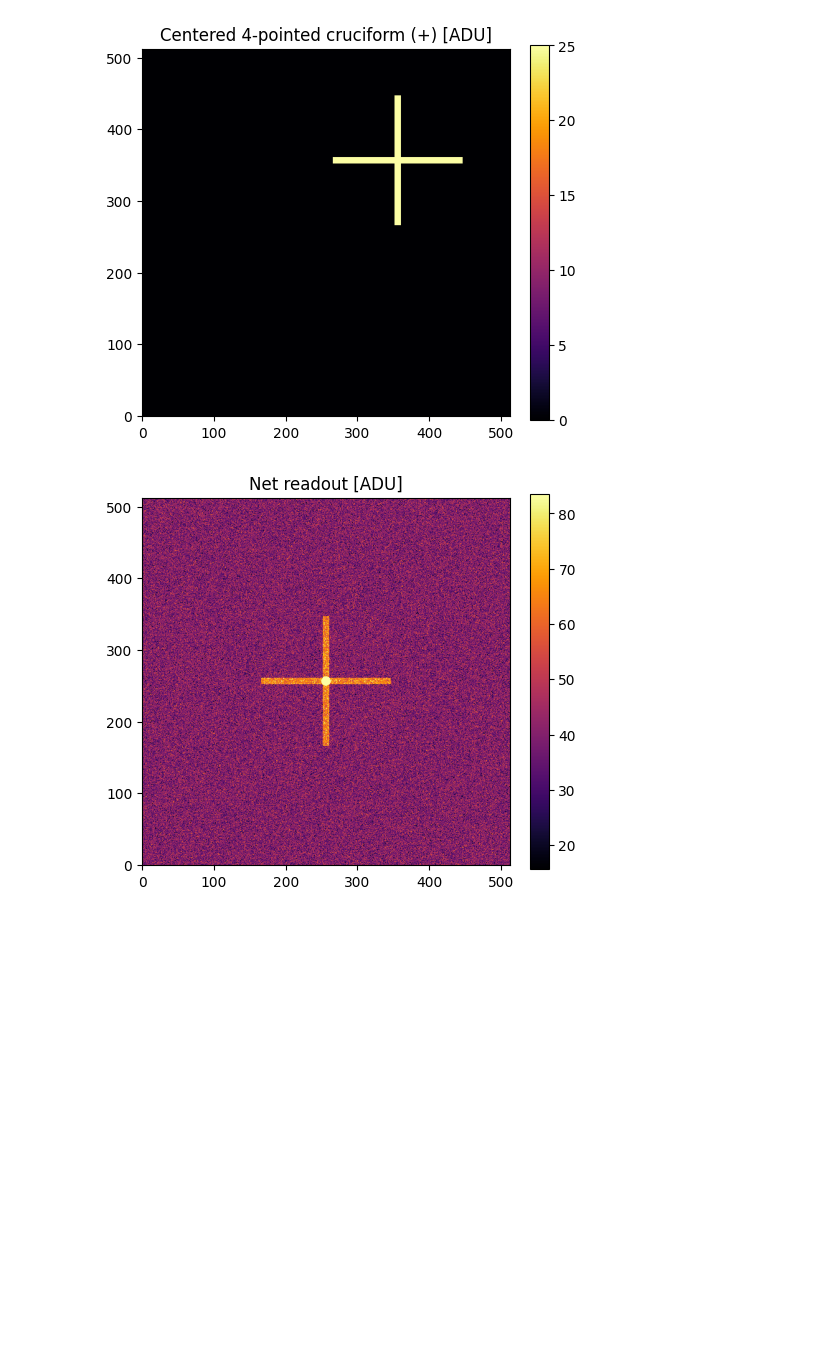
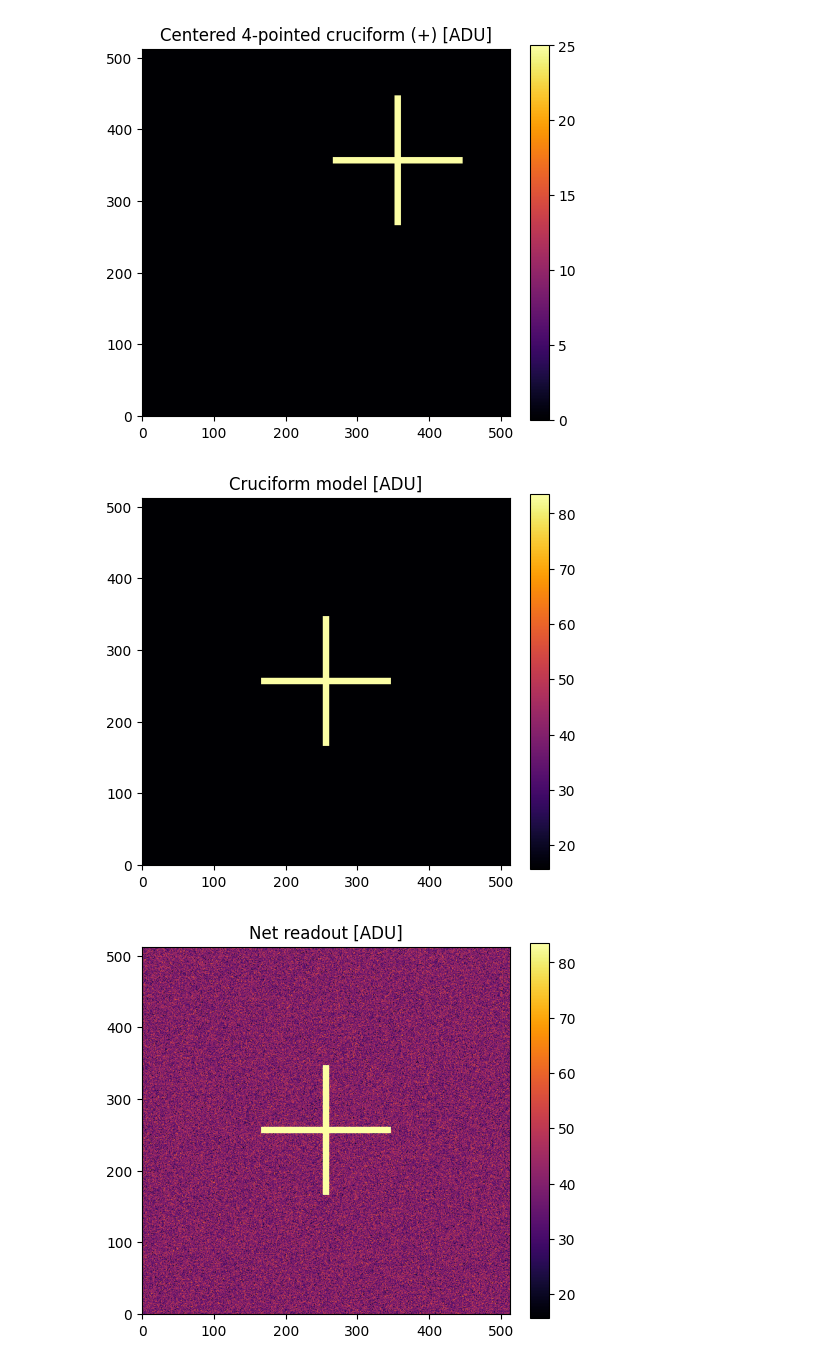
Before and after one commit to mwanakijiji/metis_work, a Jupyter notebook: notebook_working_dir/dev_stray_light_IMG_OPT_04.ipynb, the cells around one changed output. Drawn from its saved outputs; the diff is of its cells as text; code cells hidden in the pictures; blank space fills up the shorter version.

```diff
--- a/notebook_working_dir/dev_stray_light_IMG_OPT_04.ipynb
+++ b/notebook_working_dir/dev_stray_light_IMG_OPT_04.ipynb
@@ -97,16 +96,16 @@ def cruciform_shape(ny, nx, y0, x0):
 # %%
-star_adu_centered = cruciform_shape(ny=ny, nx=nx, y0=y0, x0=x0)
-star_adu_offcenter = cruciform_shape(ny=ny, nx=nx, y0=y0+100, x0=x0+100)
+cruciform_centered = cruciform_shape(ny=ny, nx=nx, y0=y0, x0=x0)
+cruciform_offcenter = cruciform_shape(ny=ny, nx=nx, y0=y0+100, x0=x0+100)
 
 fig, ax = plt.subplots(figsize=(5, 5))
-im = ax.imshow(star_adu_centered, origin="lower", cmap="inferno")
+im = ax.imshow(cruciform_centered, origin="lower", cmap="inferno")
 ax.set_title("Centered 4-pointed cruciform (+) [ADU]")
 fig.colorbar(im, ax=ax, fraction=0.046)
 plt.tight_layout()
 plt.show()
 
 fig, ax = plt.subplots(figsize=(5, 5))
-im = ax.imshow(star_adu_offcenter, origin="lower", cmap="inferno")
+im = ax.imshow(cruciform_offcenter, origin="lower", cmap="inferno")
 ax.set_title("Centered 4-pointed cruciform (+) [ADU]")
 fig.colorbar(im, ax=ax, fraction=0.046)
 plt.tight_layout()
@@ -114,17 +113,42 @@ plt.show()
 # %% [output]
 [figure]
 [figure]
+# %%
+# combine the readout with the stray light normalized to a certain level (level = fraction of net readout flux)
+
+def combine_readout_and_stray_light(readout, stray_light, level):
+    # return the net readout, and the stray light model
+
+    # normalize the stray light to the net readout flux
+    stray_light = (stray_light / np.sum(stray_light)) * np.sum(readout)
+
+    # combine the readout and the stray light
+    combined = readout + level * stray_light
+
+    return combined, level * stray_light
+# %%
+net_readout_centered, stray_light_model_centered = combine_readout_and_stray_light(
+                                                                        readout_adu,
+                                                                        cruciform_centered,
+                                                                        0.1)
 # %%
-net_readout_centered = readout_adu + star_adu_centered
-net_readout_offcenter = readout_adu + star_adu_offcenter
+
+z_net = ZScaleInterval()
+vmin_net, vmax_net = z_net.get_limits(net_readout_centered)
 
 fig, ax = plt.subplots(figsize=(5, 5))
-z_net = ZScaleInterval()
-vmin_net, vmax_net = z_net.get_limits(net_readout)
+im = ax.imshow(stray_light_model_centered, origin="lower", cmap="inferno", vmin=vmin_net, vmax=vmax_net)
+ax.set_title("Cruciform model [ADU]")
+fig.colorbar(im, ax=ax, fraction=0.046)
+plt.tight_layout()
+plt.show()
+
+fig, ax = plt.subplots(figsize=(5, 5))
 im = ax.imshow(net_readout_centered, origin="lower", cmap="inferno", vmin=vmin_net, vmax=vmax_net)
 ax.set_title("Net readout [ADU]")
 fig.colorbar(im, ax=ax, fraction=0.046)
 plt.tight_layout()
 plt.show()
 # %% [output]
-[figure, old version]
+[figure, new version]
+[figure, added]
```
Also changed, not shown: parts of 11 cells of this notebook, 3 other files.
